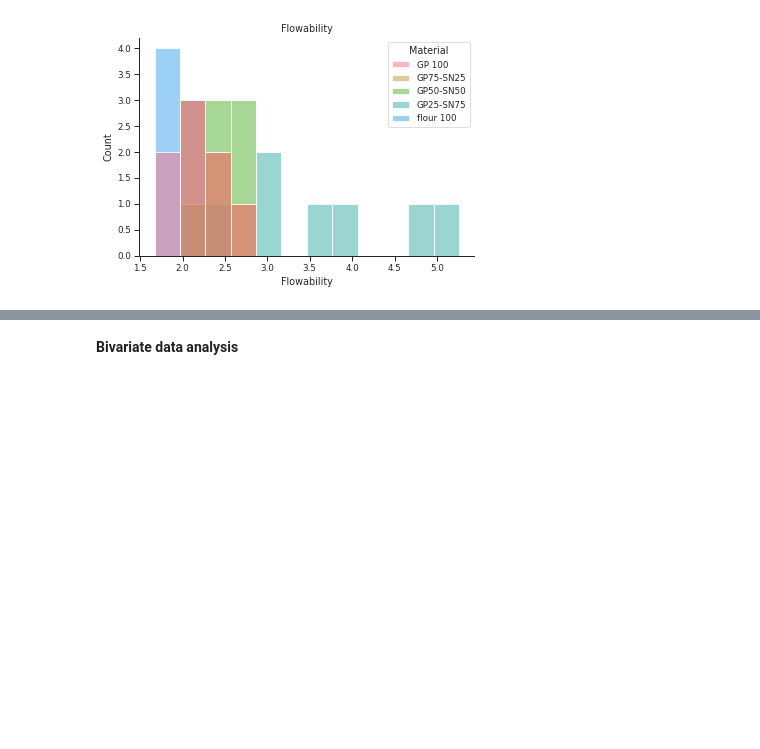
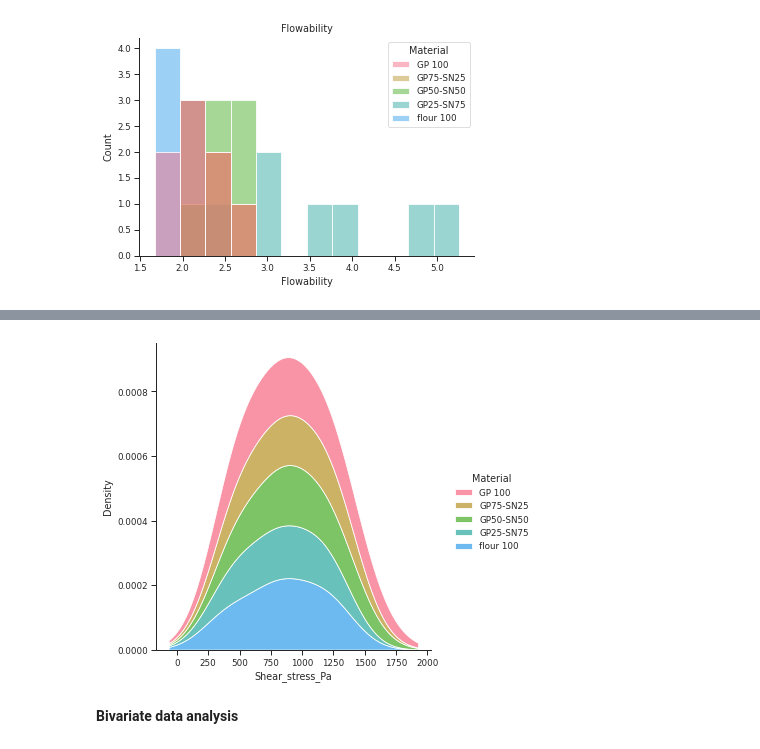
Before and after one commit to Utomi-Tom/Granular_Material_analysis, a Jupyter notebook: Geomaterial_analysis_.ipynb, the cells around one changed output, grey strips where cells are left out. Drawn from its saved outputs; the diff is of its cells as text; code cells hidden in the pictures; blank space fills up the shorter version.

```diff
--- a/Geomaterial_analysis_.ipynb
+++ b/Geomaterial_analysis_.ipynb
@@ -190,3 +192,8 @@ sns.displot(data=Dataset, x= "UCS_Pa", hue="Material", multiple="fill")
+# %%
+# Define the distribution type each material Shear strength of sampled data.
+sns.displot(data=Dataset, x='Shear_stress_Pa', hue="Material", kind="kde",multiple="stack");
+# %% [output]
+[figure, added]
 # %% [markdown]
 **Bivariate data analysis**
 # %%
```
Also changed, not shown: parts of 9 cells of this notebook.
